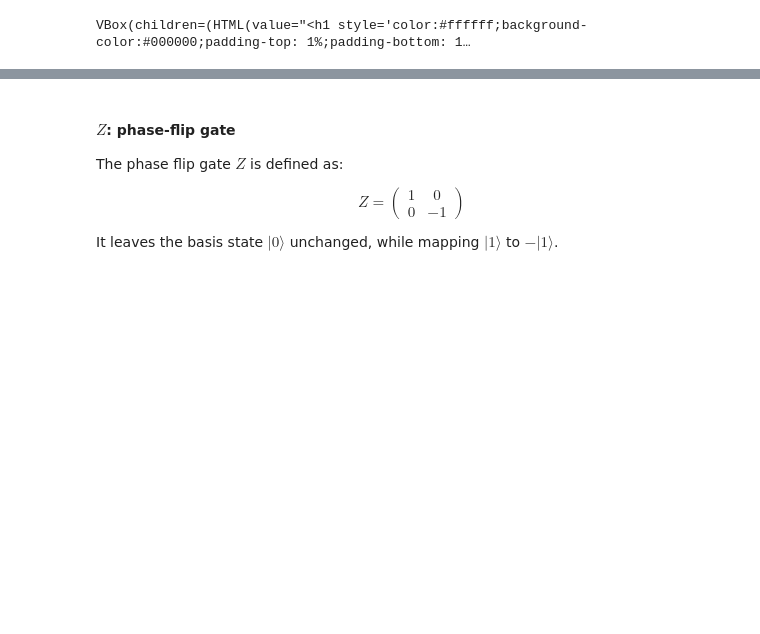
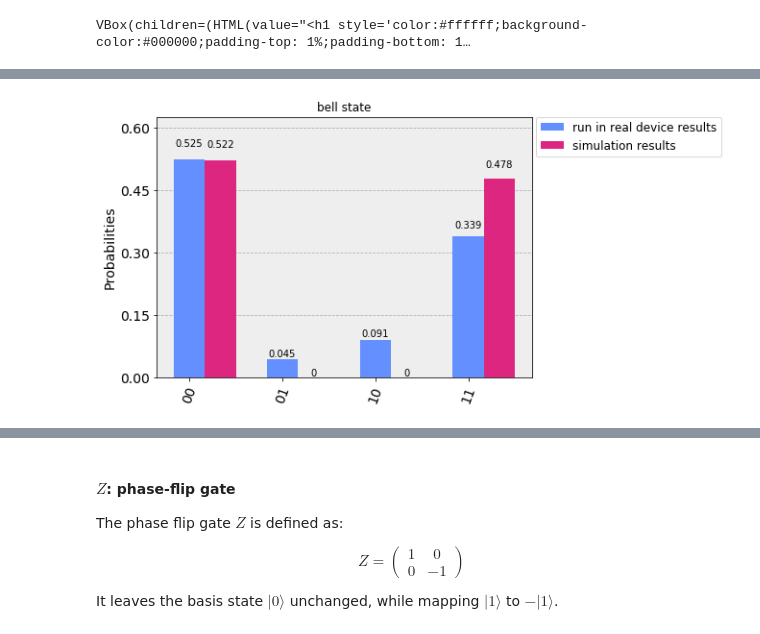
Before and after one commit to afonsofr/Qiskit_hands_on, a Jupyter notebook: basics.ipynb, the cells around one changed output, grey strips where cells are left out. Drawn from its saved outputs; the diff is of its cells as text; code cells hidden in the pictures; blank space fills up the shorter version.

```diff
--- a/basics.ipynb
+++ b/basics.ipynb
@@ -346,0 +376,8 @@ VBox(children=(HTML(value="<h1 style='color:#ffffff;background-color:#000000;pad
+# %%
+title = 'bell state'
+legend = ['run in real device results', 'simulation results']
+
+
+plot_histogram([counts, counts_bell], legend = legend, title= title)
+# %% [output]
+[figure, added]
```
Also changed, not shown: parts of 10 cells of this notebook, 1 other file.
